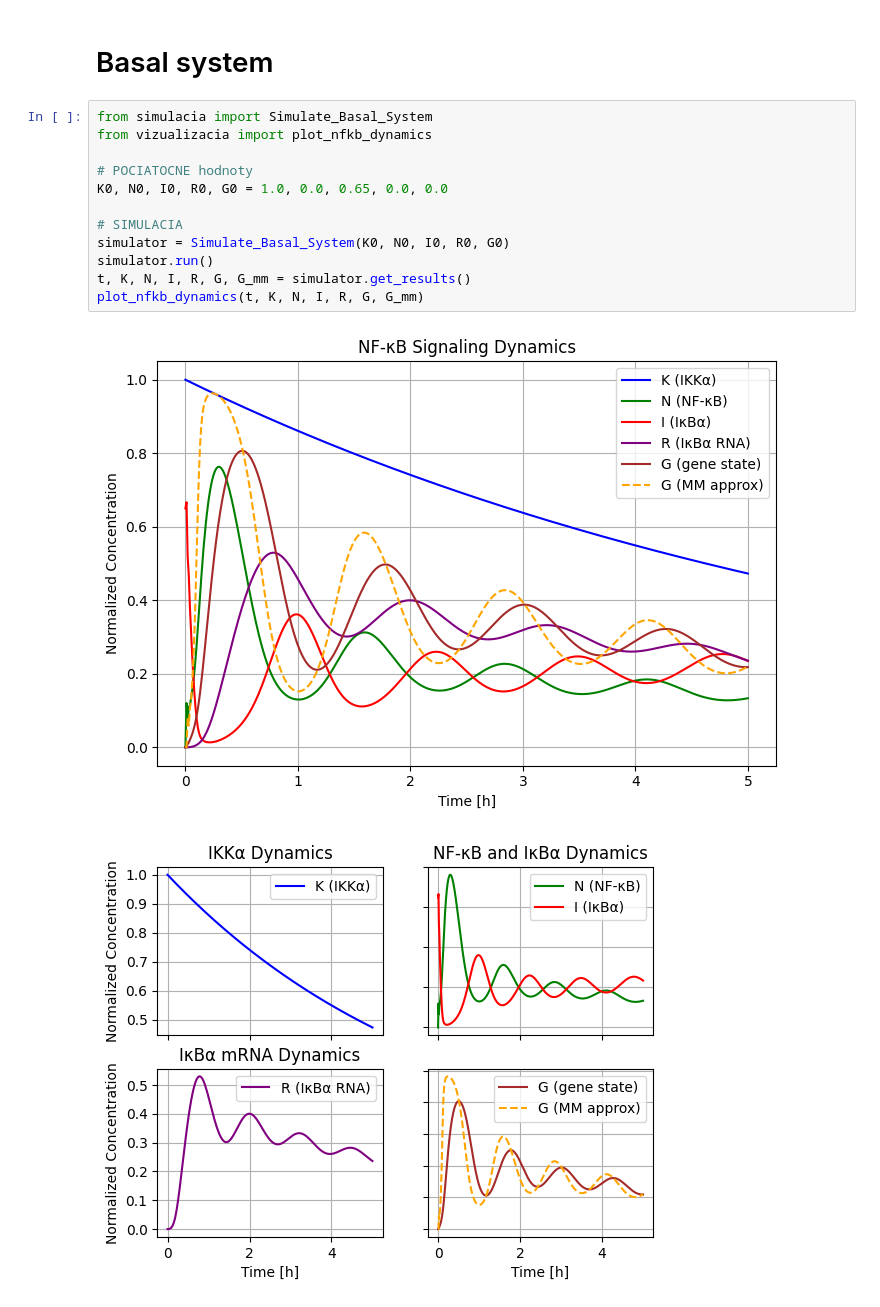
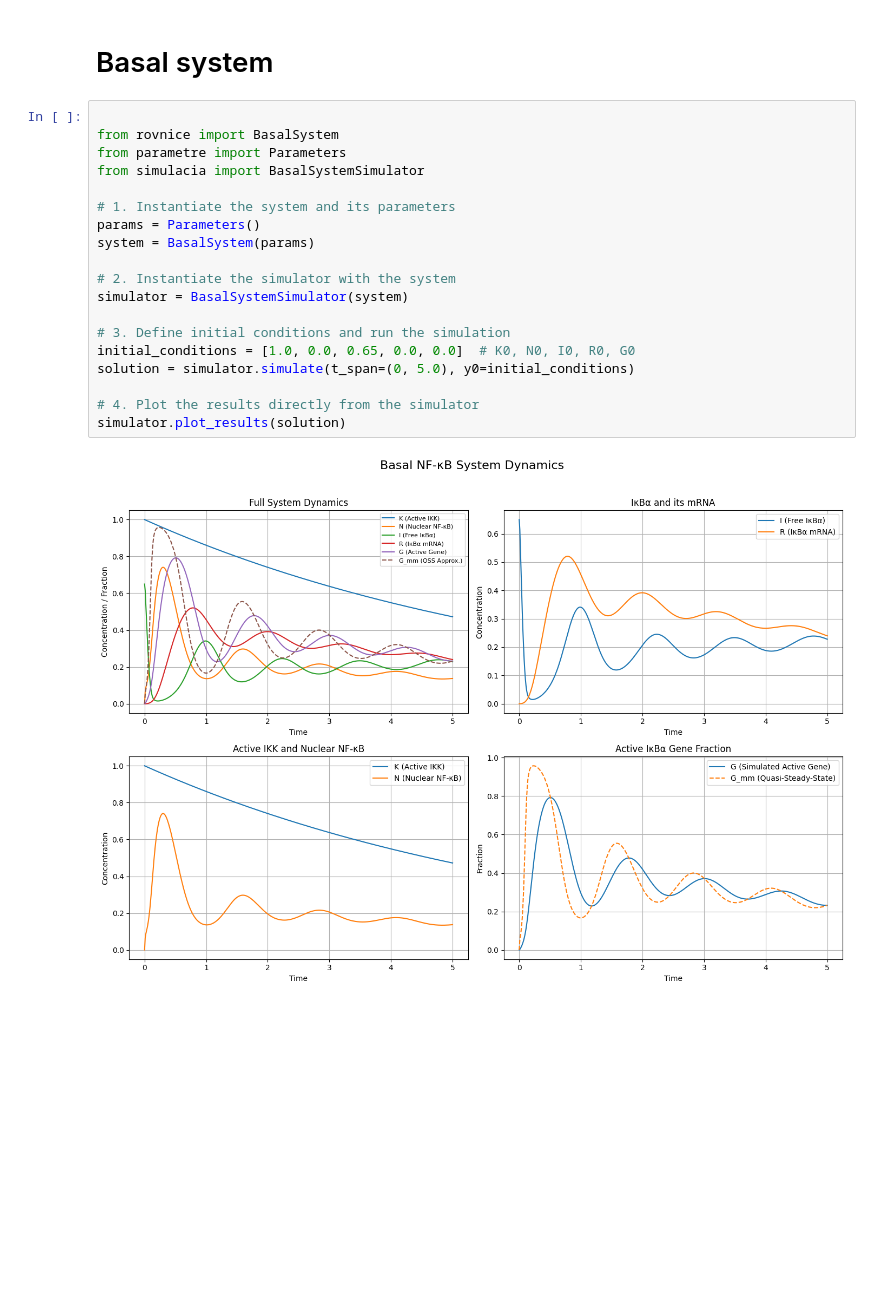
Before and after one commit to Sevcoviz/Model_of_NF-kB_dynamics_in_the_cell, a Jupyter notebook: notebooks/Basal_model/00_basal_system.ipynb, the cells around one changed output. Cells and saved outputs as stored; diff of their text form; blank space fills up the shorter version.

```diff
--- a/notebooks/Basal_model/00_basal_system.ipynb
+++ b/notebooks/Basal_model/00_basal_system.ipynb
@@ -1,17 +1,23 @@
 # %% [markdown]
 # Basal system
-# %%
-from simulacia import Simulate_Basal_System
-from vizualizacia import plot_nfkb_dynamics
-
-# POCIATOCNE hodnoty
-K0, N0, I0, R0, G0 = 1.0, 0.0, 0.65, 0.0, 0.0
-
-# SIMULACIA
-simulator = Simulate_Basal_System(K0, N0, I0, R0, G0)
-simulator.run()
-t, K, N, I, R, G, G_mm = simulator.get_results()
-plot_nfkb_dynamics(t, K, N, I, R, G, G_mm)
-# %% [output]
-[figure, removed]
-[figure, removed]
+# %%
+
+from rovnice import BasalSystem
+from parametre import Parameters
+from simulacia import BasalSystemSimulator
+
+# 1. Instantiate the system and its parameters
+params = Parameters()
+system = BasalSystem(params)
+
+# 2. Instantiate the simulator with the system
+simulator = BasalSystemSimulator(system)
+
+# 3. Define initial conditions and run the simulation
+initial_conditions = [1.0, 0.0, 0.65, 0.0, 0.0]  # K0, N0, I0, R0, G0
+solution = simulator.simulate(t_span=(0, 5.0), y0=initial_conditions)
+
+# 4. Plot the results directly from the simulator
+simulator.plot_results(solution)
+# %% [output]
+[figure, added]
```
Also changed, not shown: 8 other files.
